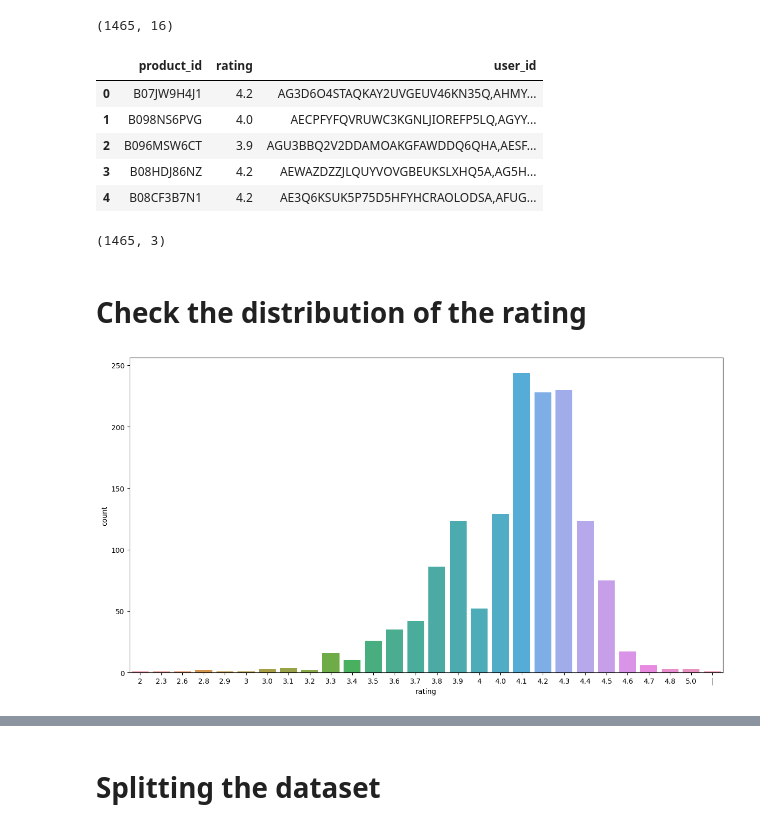
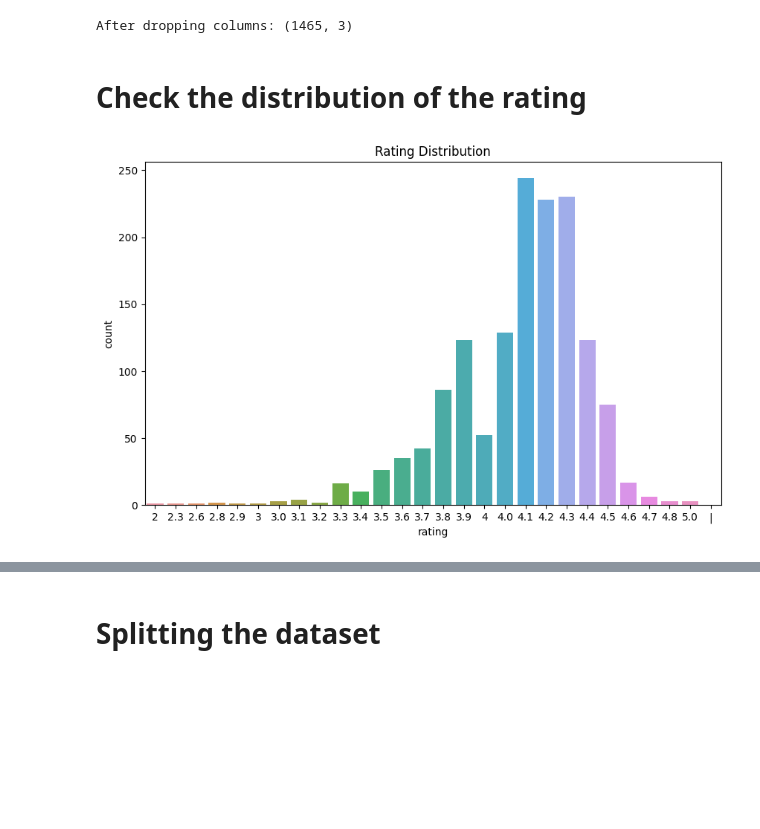
Before and after one commit to vipulwarthe/Product-Recommendation, a Jupyter notebook: product-recommendation.ipynb, the cells around one changed output, grey strips where cells are left out. Drawn from its saved outputs; the diff is of its cells as text; code cells hidden in the pictures; blank space fills up the shorter version.

```diff
--- a/product-recommendation.ipynb
+++ b/product-recommendation.ipynb
@@ -18,34 +16,23 @@ full_data.head()
-# %%
-full_data.shape
-# %% [output]
-(1465, 16)
 # %%
+# Drop irrelevant columns
 columns_to_drop = [
     'product_name', 'category', 'discounted_price', 'actual_price',
     'discount_percentage', 'about_product', 'user_name', 'review_id',
     'review_title', 'review_content', 'img_link', 'product_link',
     'rating_count'
 ]
-
 data = full_data.drop(columns=columns_to_drop)
-data.head()
+print("After dropping columns:", data.shape)
 # %% [output]
-|  | product_id | rating | user_id |
-| 0 | B07JW9H4J1 | 4.2 | AG3D6O4STAQKAY2UVGEUV46KN35Q,AHMY... |
-| 1 | B098NS6PVG | 4.0 | AECPFYFQVRUWC3KGNLJIOREFP5LQ,AGYY... |
-| 2 | B096MSW6CT | 3.9 | AGU3BBQ2V2DDAMOAKGFAWDDQ6QHA,AESF... |
-| 3 | B08HDJ86NZ | 4.2 | AEWAZDZZJLQUYVOVGBEUKSLXHQ5A,AG5H... |
-| 4 | B08CF3B7N1 | 4.2 | AE3Q6KSUK5P75D5HFYHCRAOLODSA,AFUG... |
+After dropping columns: (1465, 3)
-# %%
-data.shape
-# %% [output]
-(1465, 3)
 # %% [markdown]
 # Check the distribution of the rating
 # %%
-plt.figure(figsize=(15, 8))
-sns.countplot(data=data.sort_values(by='rating'), x='rating')
+# Visualize ratings using countplot
+plt.figure(figsize=(10, 6))
+sns.countplot(data=data[data['rating'] != '|'], x='rating', order=sorted(data['rating'].unique()))
+plt.title("Rating Distribution")
 plt.show()
 # %% [output]
-[figure, old version]
+[figure, new version]
 # %%
```
Also changed, not shown: parts of 35 cells of this notebook, 5 other files.
